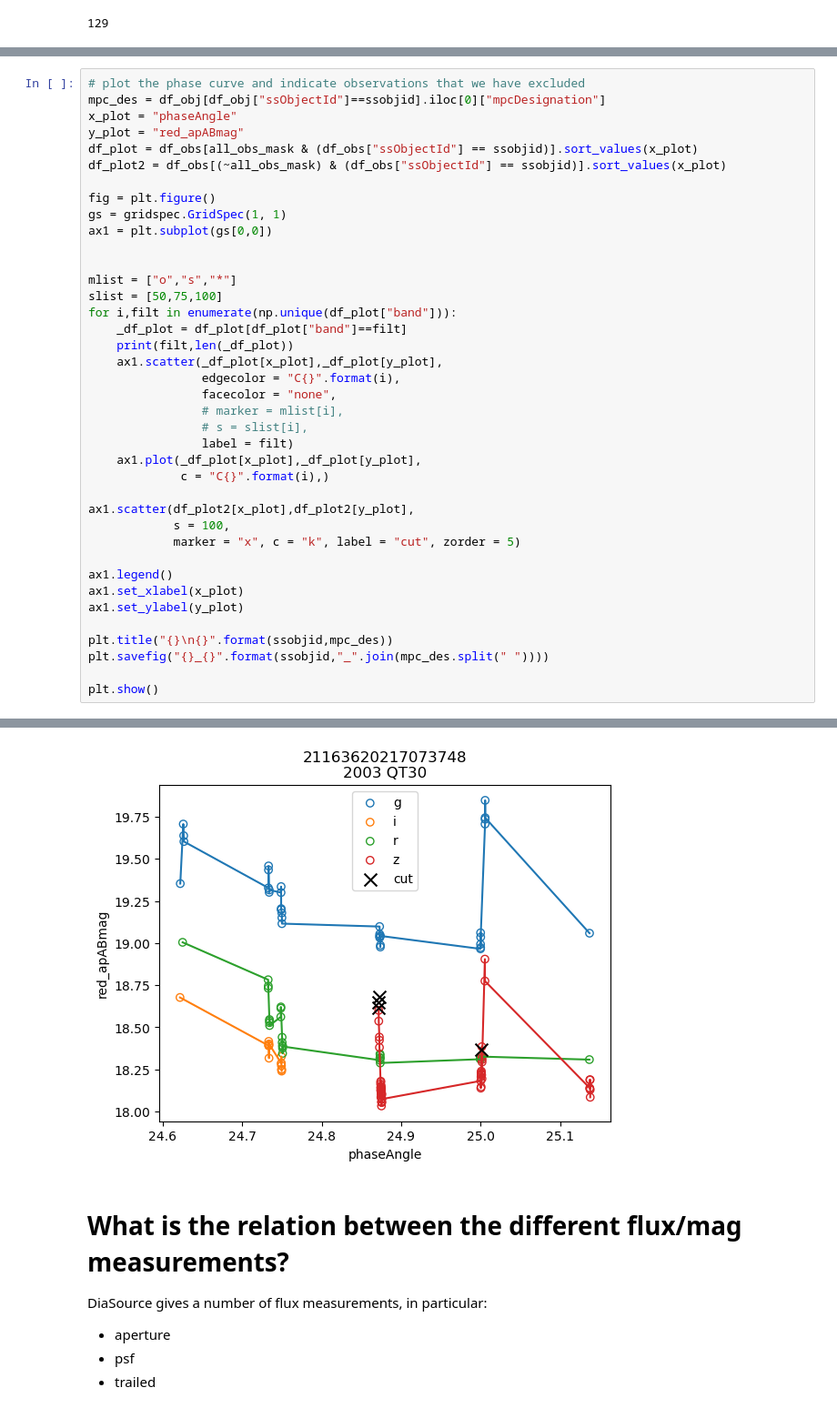
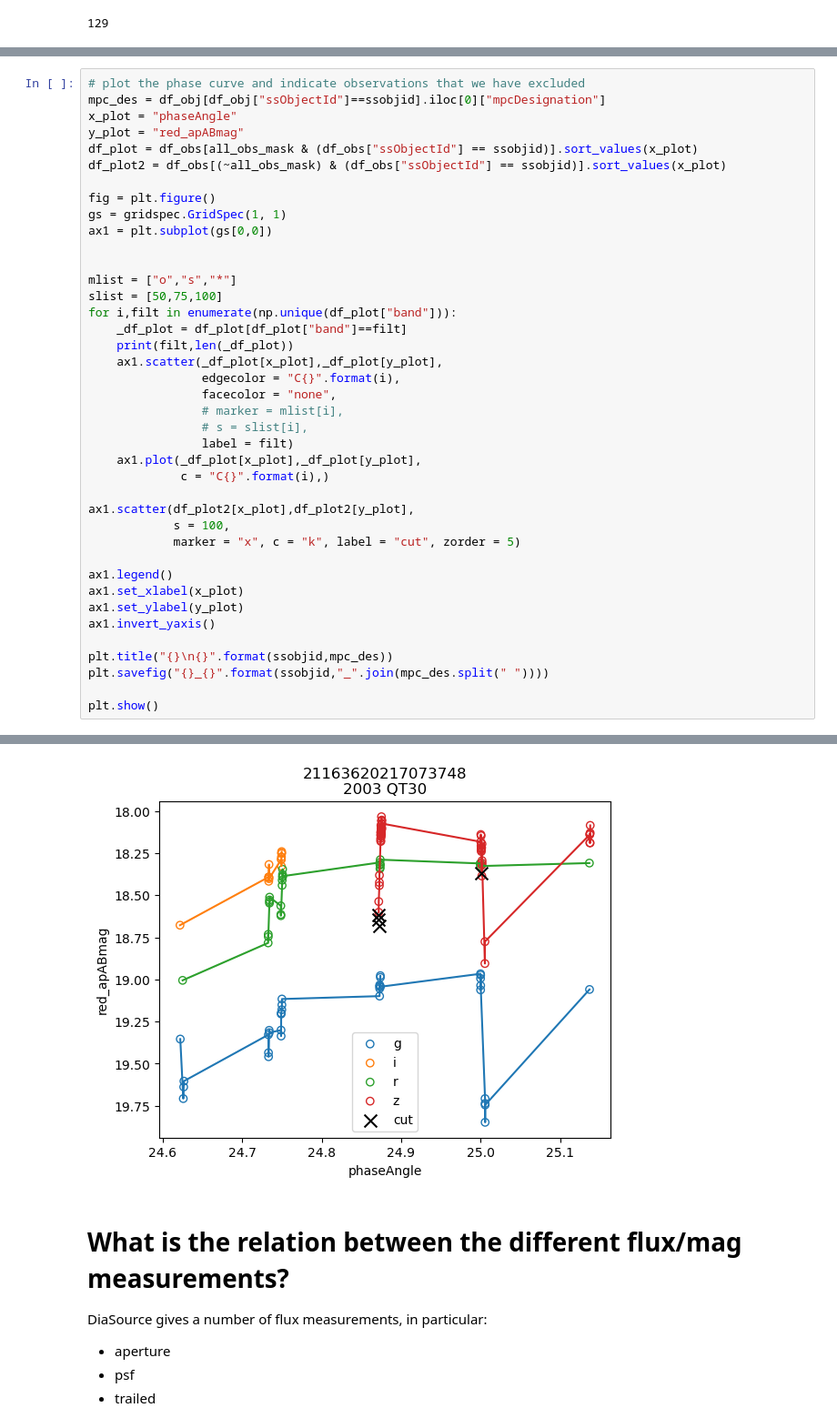
Before and after one commit to jrob93/lsst_nbs, a Jupyter notebook: dp1/dp1_inspect_phase_mag.ipynb, the cells around one changed output, grey strips where cells are left out. Shown at 91% size. Cells and saved outputs as stored; diff of their text form.

Commit message:
no display, udpate plots

```diff
--- a/dp1/dp1_inspect_phase_mag.ipynb
+++ b/dp1/dp1_inspect_phase_mag.ipynb
@@ -627,34 +627,35 @@ mlist = ["o","s","*"]
 slist = [50,75,100]
 for i,filt in enumerate(np.unique(df_plot["band"])):
     _df_plot = df_plot[df_plot["band"]==filt]
     print(filt,len(_df_plot))
     ax1.scatter(_df_plot[x_plot],_df_plot[y_plot],
                 edgecolor = "C{}".format(i),
                 facecolor = "none",
                 # marker = mlist[i],
                 # s = slist[i],
                 label = filt)
     ax1.plot(_df_plot[x_plot],_df_plot[y_plot],
              c = "C{}".format(i),)
 
 ax1.scatter(df_plot2[x_plot],df_plot2[y_plot],
             s = 100,
             marker = "x", c = "k", label = "cut", zorder = 5)
 
 ax1.legend()
 ax1.set_xlabel(x_plot)
 ax1.set_ylabel(y_plot)
+ax1.invert_yaxis()
 
 plt.title("{}\n{}".format(ssobjid,mpc_des))
 plt.savefig("{}_{}".format(ssobjid,"_".join(mpc_des.split(" "))))
 
 plt.show()
 # %% [output]
 g 34
 i 14
 r 28
 z 53
-[figure, old version]
+[figure, new version]
 # %% [markdown]
 # What is the relation between the different flux/mag measurements?
 DiaSource gives a number of flux measurements, in particular:
```
Also changed, not shown: parts of 8 cells of this notebook.
